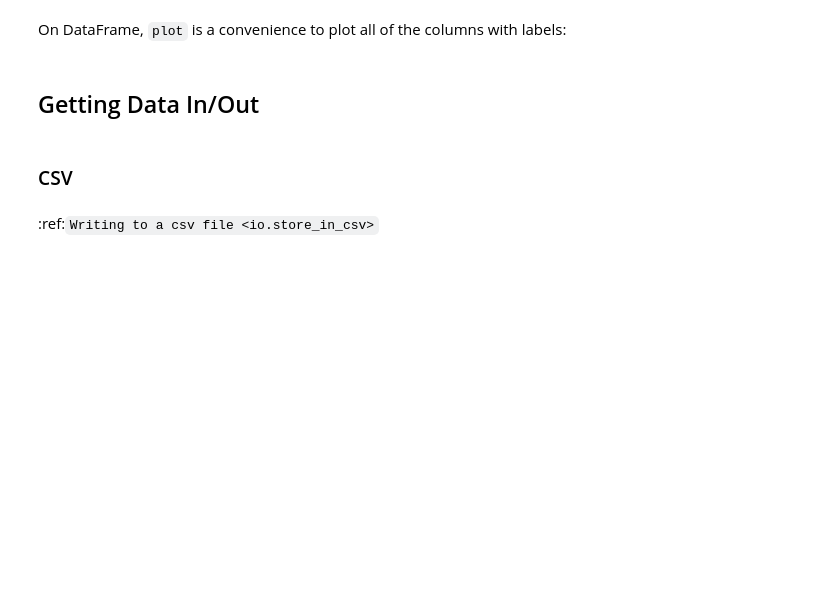
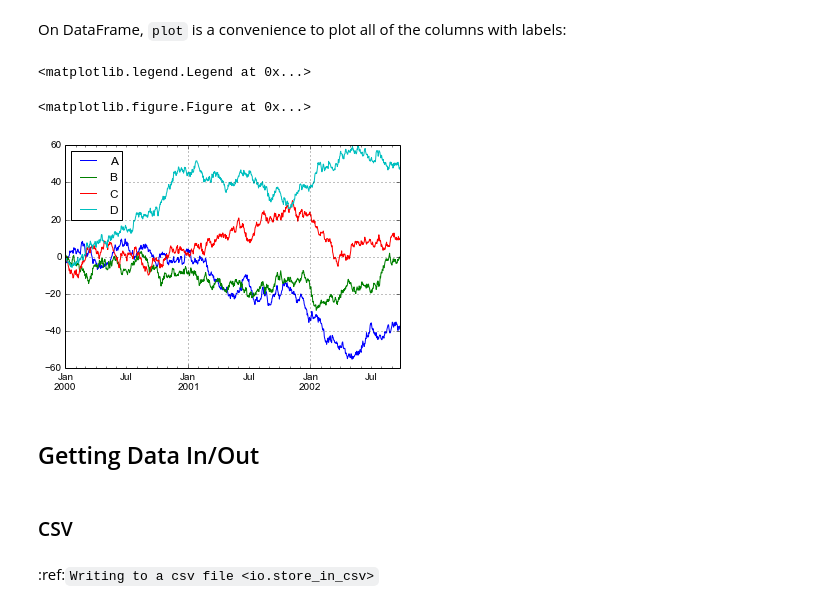
Before and after one commit to bakerjonas/python-tutorials, a Jupyter notebook: Pandas/Pandas.ipynb, the cells around one changed output. Drawn from its saved outputs; the diff is of its cells as text; code cells hidden in the pictures; blank space fills up the shorter version.

```diff
--- a/Pandas/Pandas.ipynb
+++ b/Pandas/Pandas.ipynb
@@ -494,10 +974,14 @@ On DataFrame, ``plot`` is a convenience to plot all of the columns with labels:
 # %%
 df = pd.DataFrame(np.random.randn(1000, 4), index=ts.index,
                   columns=['A', 'B', 'C', 'D'])
 df = df.cumsum()
 
-@savefig frame_plot_basic.png
+#savefig frame_plot_basic.png
 plt.figure(); df.plot(); plt.legend(loc='best')
+# %% [output]
+<matplotlib.legend.Legend at 0x...>
+<matplotlib.figure.Figure at 0x...>
+[figure, added]
 # %% [markdown]
 ## Getting Data In/Out
 # %% [markdown]
```
Also changed, not shown: parts of 89 cells of this notebook.
